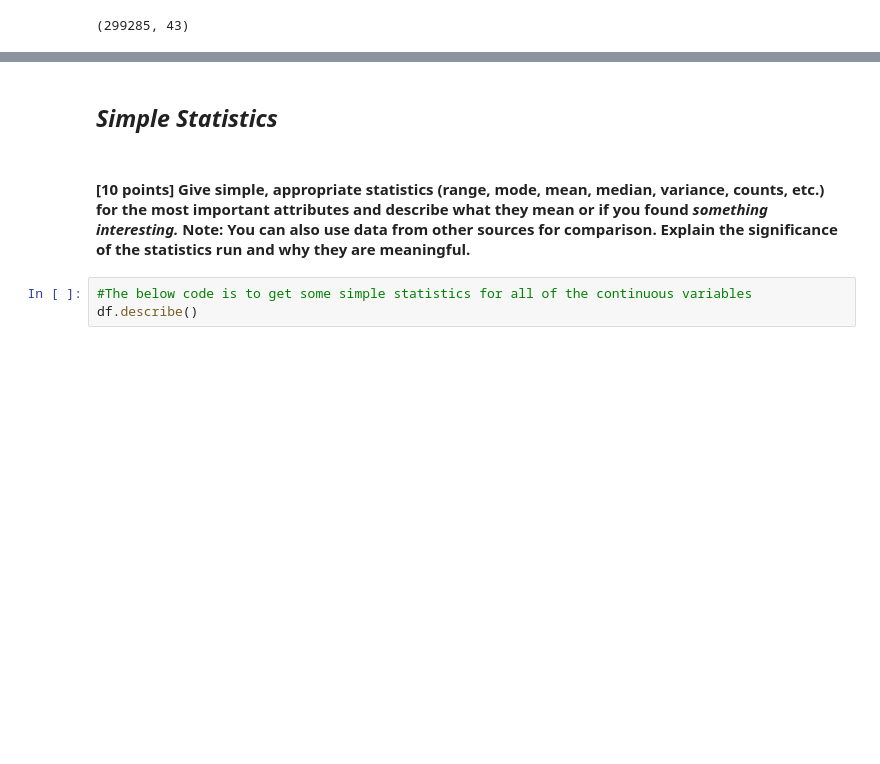
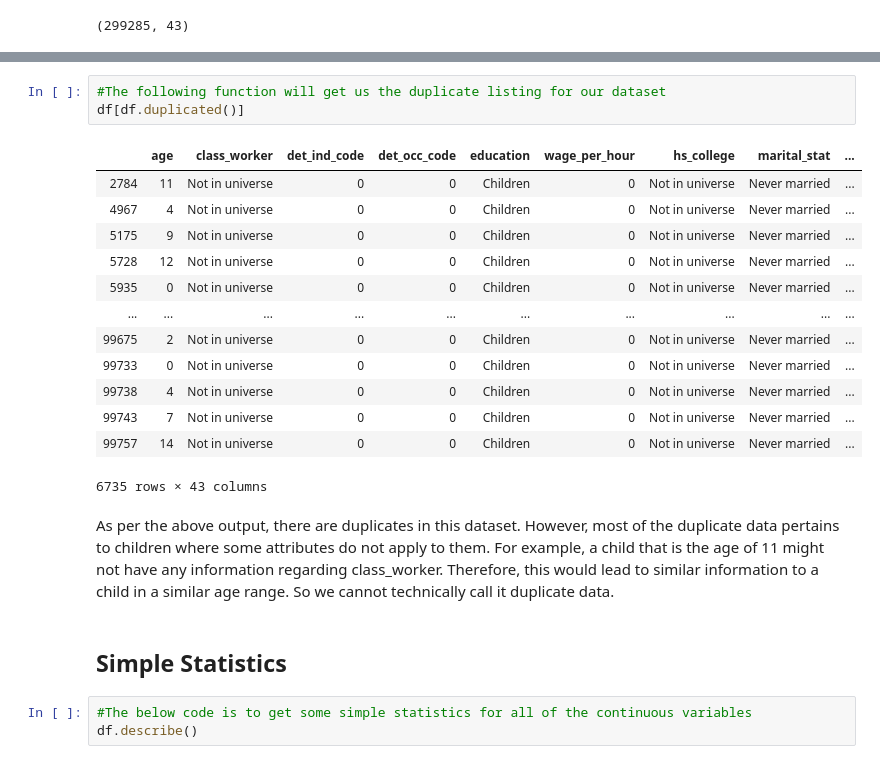
Before and after one commit to mcgrupp2/DS7331_termProject, a Jupyter notebook: Lab 1 - Visualization and Data Pre-Processing.ipynb, the cells around one changed output, grey strips where cells are left out. Drawn from its saved outputs; the diff is of its cells as text; blank space fills up the shorter version.

```diff
--- a/roughDraftOutline.ipynb
+++ b/Lab 1 - Visualization and Data Pre-Processing.ipynb
@@ -234,9 +244,26 @@ Data columns (total 43 columns):
 dtypes: category(33), float64(1), int64(7), object(2)
 memory usage: 34.6+ MB
+# %%
+#The following function will get us the duplicate listing for our dataset
+df[df.duplicated()]
+# %% [output]
+|  | age | class_worker | det_ind_code | det_occ_code | education | wage_per_hour | hs_college | marital_stat | ... |
+| 2784 | 11 | Not in universe | 0 | 0 | Children | 0 | Not in universe | Never married | ... |
+| 4967 | 4 | Not in universe | 0 | 0 | Children | 0 | Not in universe | Never married | ... |
+| 5175 | 9 | Not in universe | 0 | 0 | Children | 0 | Not in universe | Never married | ... |
+| 5728 | 12 | Not in universe | 0 | 0 | Children | 0 | Not in universe | Never married | ... |
+| 5935 | 0 | Not in universe | 0 | 0 | Children | 0 | Not in universe | Never married | ... |
+| ... | ... | ... | ... | ... | ... | ... | ... | ... | ... |
+| 99675 | 2 | Not in universe | 0 | 0 | Children | 0 | Not in universe | Never married | ... |
+| 99733 | 0 | Not in universe | 0 | 0 | Children | 0 | Not in universe | Never married | ... |
+| 99738 | 4 | Not in universe | 0 | 0 | Children | 0 | Not in universe | Never married | ... |
+| 99743 | 7 | Not in universe | 0 | 0 | Children | 0 | Not in universe | Never married | ... |
+| 99757 | 14 | Not in universe | 0 | 0 | Children | 0 | Not in universe | Never married | ... |
+6735 rows × 43 columns
+# %% [markdown]
+As per the above output, there are duplicates in this dataset. However, most of the duplicate data pertains to children where some attributes do not apply to them. For example, a child that is the age of 11 might not have any information regarding class_worker. Therefore, this would lead to similar information to a child in a similar age range. So we cannot technically call it duplicate data.
 # %% [markdown]
-## *Simple Statistics*
+## Simple Statistics
-# %% [markdown]
-#### [10 points] Give simple, appropriate statistics (range, mode, mean, median, variance, counts, etc.) for the most important attributes and describe what they mean or if you found *something interesting.* Note: You can also use data from other sources for comparison. Explain the significance of the statistics run and why they are meaningful.
 # %%
 #The below code is to get some simple statistics for all of the continuous variables
 df.describe()
```
Also changed, not shown: parts of 35 cells of this notebook.
